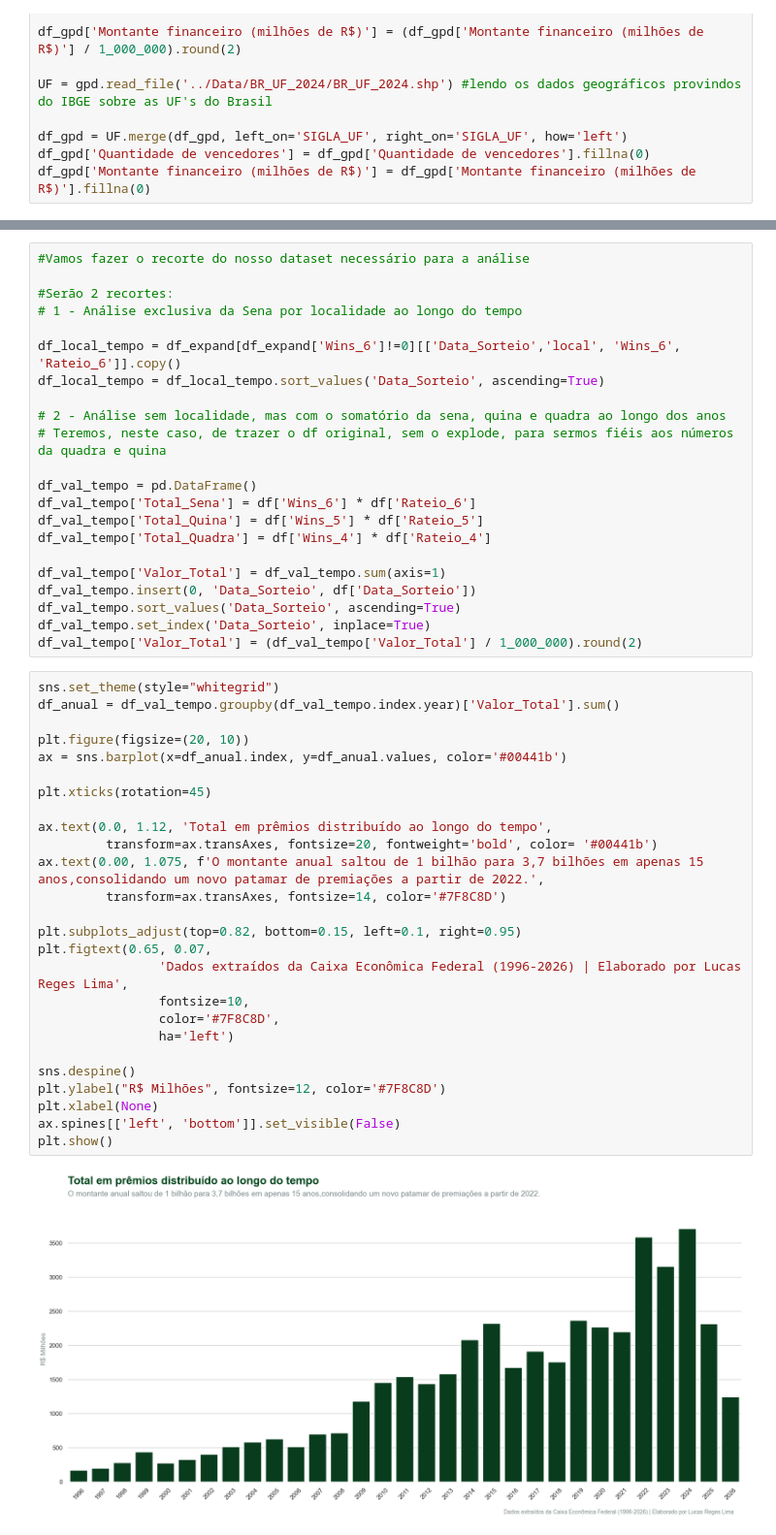
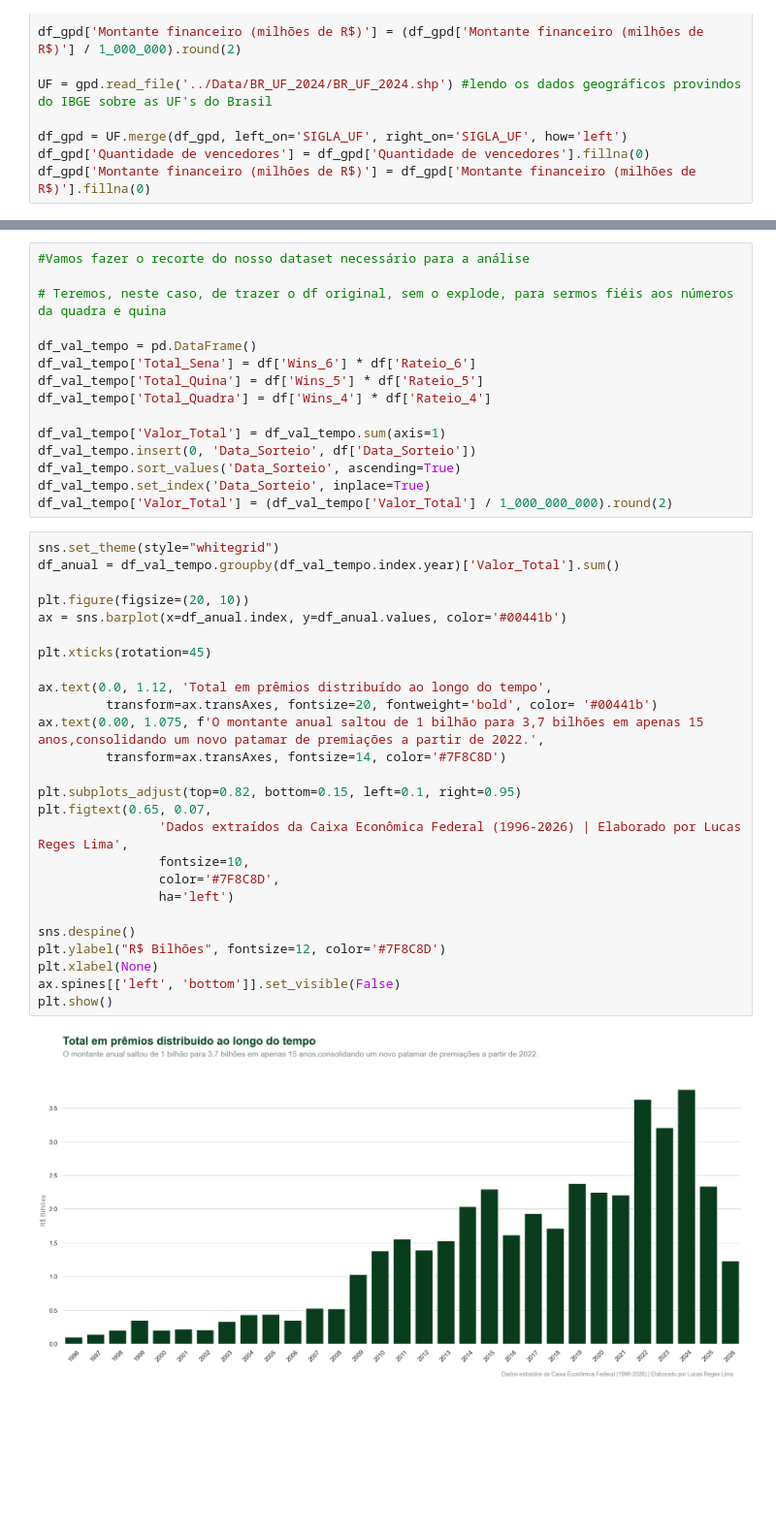
Before and after one commit to zf0rest/megasena_science, a Jupyter notebook: notebooks/analise.ipynb, the cells around one changed output, grey strips where cells are left out. Shown at 97% size. Cells and saved outputs as stored; diff of their text form; blank space fills up the shorter version.

```diff
--- a/notebooks/analise.ipynb
+++ b/notebooks/analise.ipynb
@@ -547,13 +553,6 @@ Conforme os sorteios oficiais da loteria federal foram ficando populares, é pla
 # %%
 #Vamos fazer o recorte do nosso dataset necessário para a análise
 
-#Serão 2 recortes:
-# 1 - Análise exclusiva da Sena por localidade ao longo do tempo
-
-df_local_tempo = df_expand[df_expand['Wins_6']!=0][['Data_Sorteio','local', 'Wins_6', 'Rateio_6']].copy()
-df_local_tempo = df_local_tempo.sort_values('Data_Sorteio', ascending=True)
-
-# 2 - Análise sem localidade, mas com o somatório da sena, quina e quadra ao longo dos anos
 # Teremos, neste caso, de trazer o df original, sem o explode, para sermos fiéis aos números da quadra e quina
 
 df_val_tempo = pd.DataFrame()
@@ -565,32 +564,32 @@ df_val_tempo['Valor_Total'] = df_val_tempo.sum(axis=1)
 df_val_tempo.insert(0, 'Data_Sorteio', df['Data_Sorteio'])
 df_val_tempo.sort_values('Data_Sorteio', ascending=True)
 df_val_tempo.set_index('Data_Sorteio', inplace=True)
-df_val_tempo['Valor_Total'] = (df_val_tempo['Valor_Total'] / 1_000_000).round(2)
+df_val_tempo['Valor_Total'] = (df_val_tempo['Valor_Total'] / 1_000_000_000).round(2)
 # %%
 sns.set_theme(style="whitegrid")
 df_anual = df_val_tempo.groupby(df_val_tempo.index.year)['Valor_Total'].sum()
 
 plt.figure(figsize=(20, 10))
 ax = sns.barplot(x=df_anual.index, y=df_anual.values, color='#00441b')
 
 plt.xticks(rotation=45)
 
 ax.text(0.0, 1.12, 'Total em prêmios distribuído ao longo do tempo',
          transform=ax.transAxes, fontsize=20, fontweight='bold', color= '#00441b')
 ax.text(0.00, 1.075, f'O montante anual saltou de 1 bilhão para 3,7 bilhões em apenas 15 anos,consolidando um novo patamar de premiações a partir de 2022.',
          transform=ax.transAxes, fontsize=14, color='#7F8C8D')
 
 plt.subplots_adjust(top=0.82, bottom=0.15, left=0.1, right=0.95)
 plt.figtext(0.65, 0.07,
                 'Dados extraídos da Caixa Econômica Federal (1996-2026) | Elaborado por Lucas Reges Lima',
                 fontsize=10,
                 color='#7F8C8D',
                 ha='left')
 
 sns.despine()
-plt.ylabel("R$ Milhões", fontsize=12, color='#7F8C8D')
+plt.ylabel("R$ Bilhões", fontsize=12, color='#7F8C8D')
 plt.xlabel(None)
 ax.spines[['left', 'bottom']].set_visible(False)
 plt.show()
 # %% [output]
-[figure, old version]
+[figure, new version]
```
Also changed, not shown: parts of 18 cells of this notebook, 5 other files.
